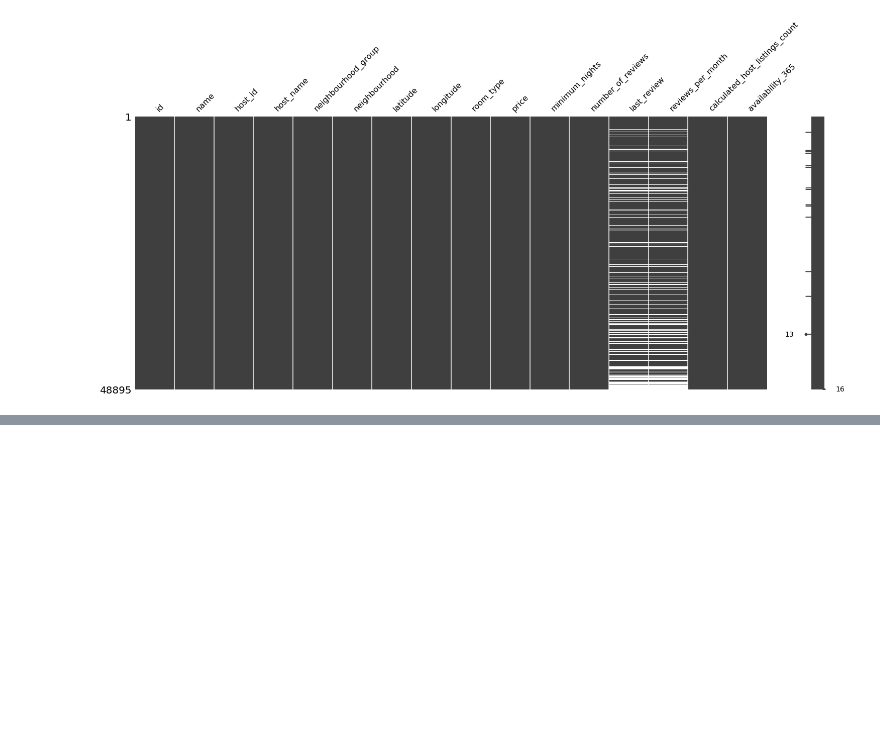
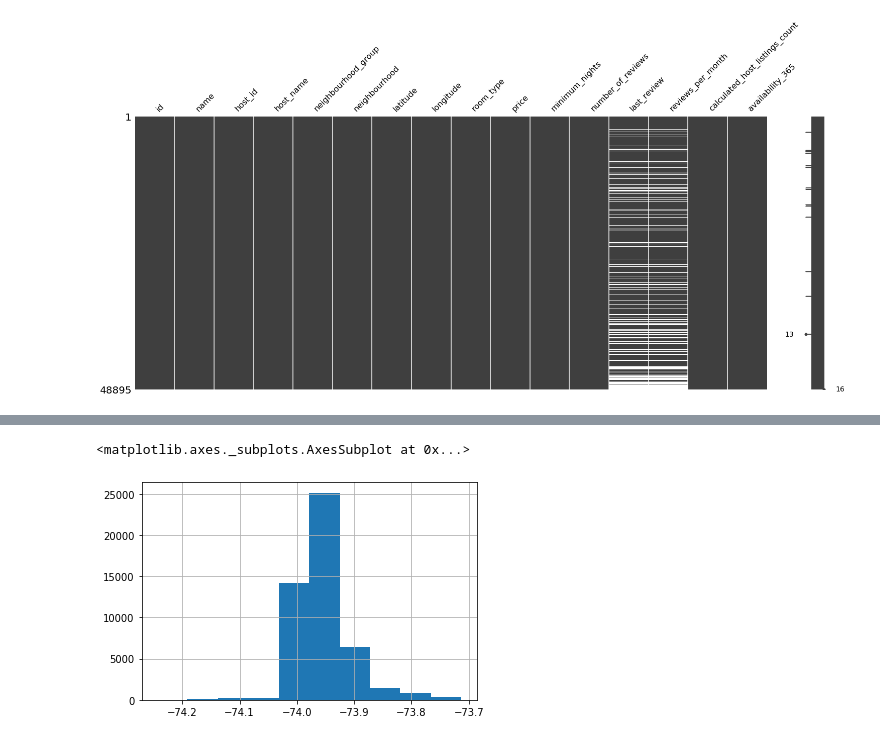
Before and after one commit to GerardoZuniga/PrActicaMod6, a Jupyter notebook: Proyecto Módulo 6 Minería de Datos.ipynb, the cells around one changed output, grey strips where cells are left out. Cells and saved outputs as stored; diff of their text form; code cells hidden in the pictures; blank space fills up the shorter version.

```diff
--- a/Proyecto Módulo 6 Minería de Datos.ipynb
+++ b/Proyecto Módulo 6 Minería de Datos.ipynb
@@ -37,0 +43,5 @@ msno.matrix(df)
+# %%
+df.longitude.hist()
+# %% [output]
+<matplotlib.axes._subplots.AxesSubplot at 0x...>
+[figure, added]
```
Also changed, not shown: parts of 13 cells of this notebook.
